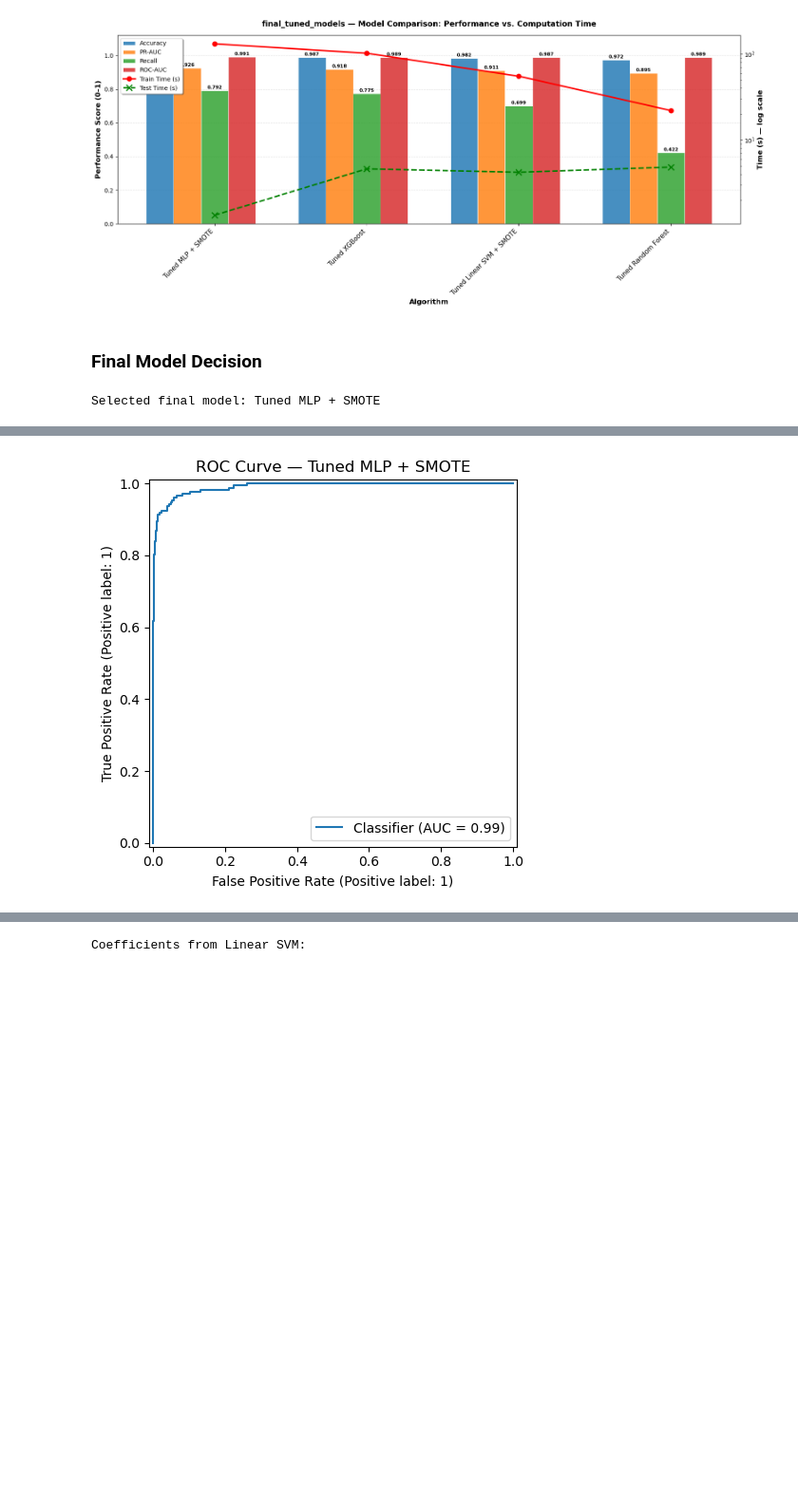
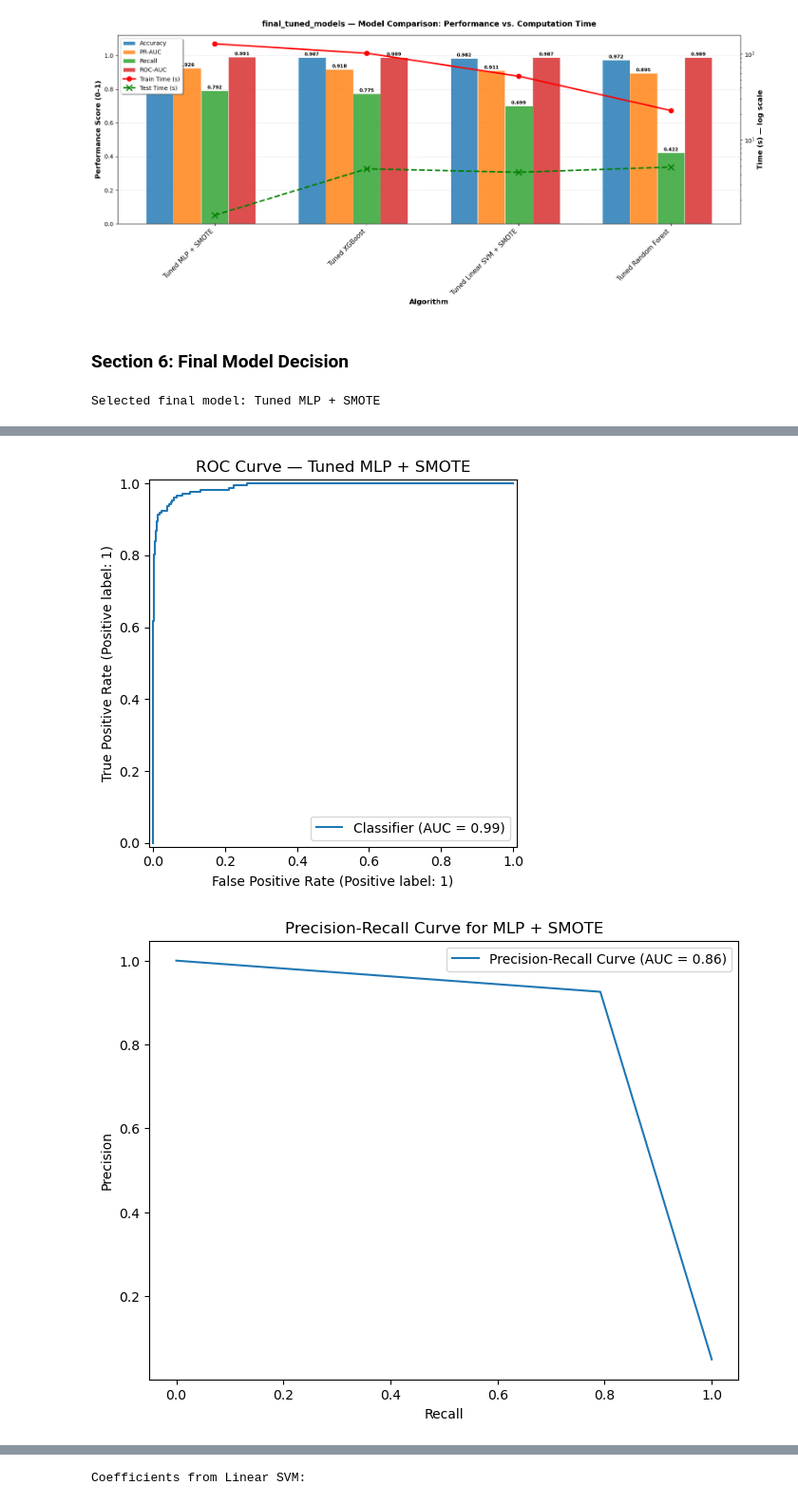
Before and after one commit to antaerus/fluffy-goggles, a Jupyter notebook: capstone_evaluation.ipynb, the cells around one changed output, grey strips where cells are left out. Shown at 95% size. Drawn from its saved outputs; the diff is of its cells as text; code cells hidden in the pictures; blank space fills up the shorter version.

```diff
--- a/capstone_evaluation.ipynb
+++ b/capstone_evaluation.ipynb
@@ -830,29 +823,41 @@ visualize_metrics_graph(test_df, 'final_tuned_models')
 # %% [output]
 [figure]
 # %% [markdown]
-### Final Model Decision
+### Section 6: Final Model Decision
 # %%
 final_model_name = test_df.loc[0, "model"]
 final_base_name = final_model_name.replace("Tuned ", "")
 final_model = best_models[final_base_name]
 
 print("Selected final model:", final_model_name)
 
 final_pred = final_model.predict(X_test)
 final_proba = final_model.predict_proba(X_test)[:, 1]
 
 ConfusionMatrixDisplay.from_predictions(y_test, final_pred, values_format="d")
 plt.title(f"Confusion Matrix — {final_model_name}")
 plt.tight_layout()
 plt.savefig('images/final_model_confusion_matrix.png')
 plt.show()
 
 RocCurveDisplay.from_predictions(y_test, final_proba)
 plt.title(f"ROC Curve — {final_model_name}")
 plt.tight_layout()
 plt.savefig('images/final_model_roc_auc_curve.png')
 plt.show()
+
+precision, recall, _ = precision_recall_curve(y_test, final_pred)
+auc_score = auc(recall, precision)
+
+plt.figure(figsize=(8, 6))
+plt.plot(recall, precision, label=f'Precision-Recall Curve (AUC = {auc_score:.2f})')
+plt.xlabel('Recall')
+plt.ylabel('Precision')
+plt.title('Precision-Recall Curve for MLP + SMOTE')
+plt.legend()
+plt.show()
 # %% [output]
 Selected final model: Tuned MLP + SMOTE
 [figure]
 [figure]
+[figure, added]
```
Also changed, not shown: parts of 25 cells of this notebook, 1 other file.
